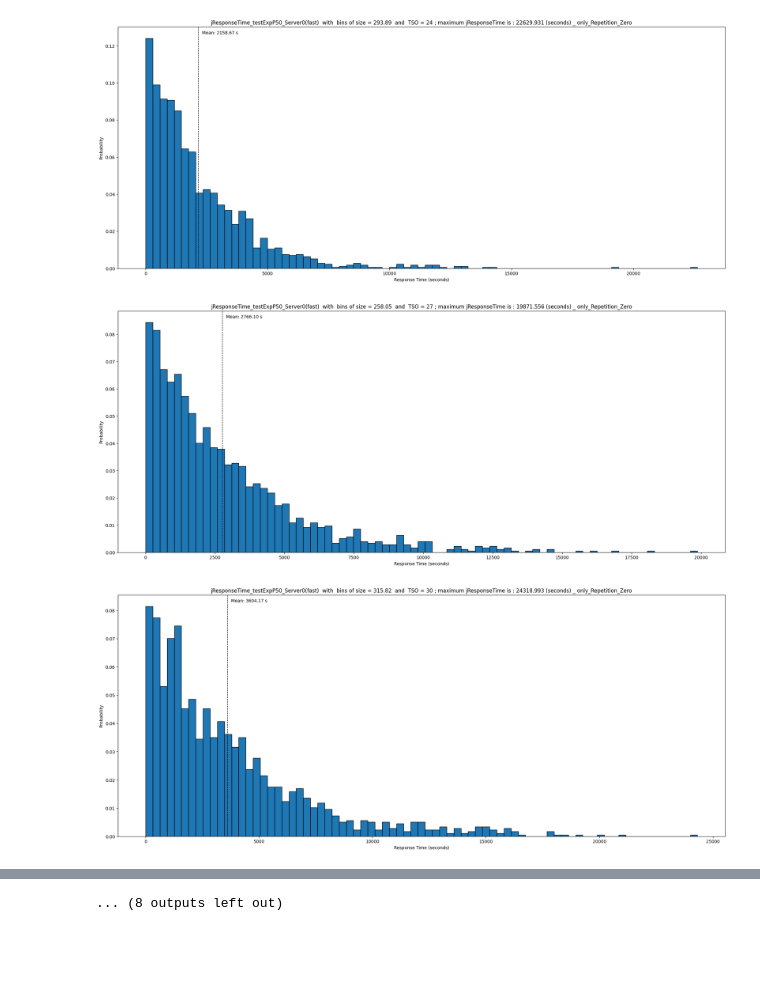
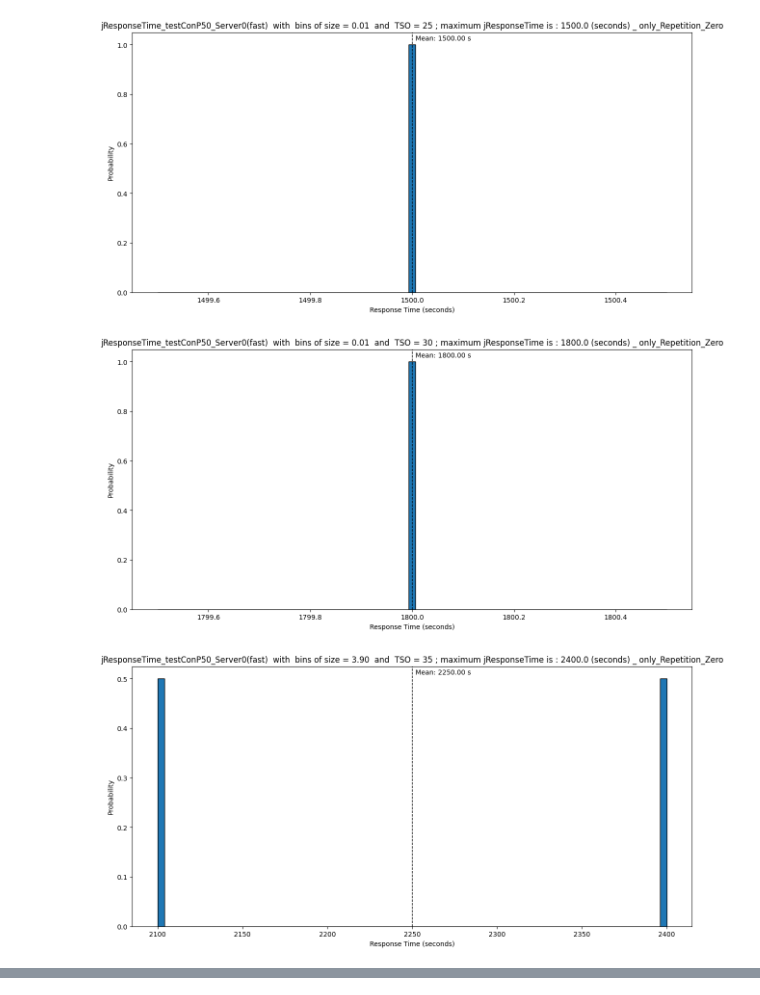
Before and after one commit to JacopoCarlon/JC_Performance_Evaluation_of_Computer_Systems_and_Networks_PECSN__Project, a Jupyter notebook: python_scripts/istogrammi_responseTime.ipynb, the cells around one changed output, grey strips where cells are left out. Drawn from its saved outputs; the diff is of its cells as text; code cells hidden in the pictures; blank space fills up the shorter version.

```diff
--- a/python_scripts/istogrammi_responseTime.ipynb
+++ b/python_scripts/istogrammi_responseTime.ipynb
@@ -11,7 +11,7 @@ import csv
 
 
 #   USE ESPONENTIAL OR CONSTANT
-use_exp = True
+use_exp = False
 
 if use_exp == True:
     distribution = "Exp"
@@ -21,7 +21,7 @@ elif use_exp == False:
     dddistribution = "con"
 
 #   target_tso = ["50"]
-detailed = True
+detailed = False
 if detailed == True :
     target_tso = list(range(24, 51+1, 3) )
 else :
@@ -179,7 +175,7 @@ maximum_bins_number = 77
 plot_dir = f'../images/plots'
 for srvn in range(0, len(server_names)):
     for tso_this_iter in range(0, len(target_tso), 1) :
-        plt.rcParams["figure.figsize"] = (25, 10)
+        plt.rcParams["figure.figsize"] = (15, 7)
 
 
         massimo_jResTime = float( max(general_nums[srvn][tso_this_iter]) )
@@ -241,33 +237,33 @@ for srvn in range(0, len(server_names)):
         #   elif bin_size_chosen < 800:
         #       plt.xticks(range(0, bin_size_chosen+1 , 20))
 
         plt.ylabel("Probability")
         plt.xlabel("Response Time (seconds)")
 
 
         # print mean !
         target_asNpArray = np.array(general_nums[srvn][tso_this_iter])
         target_mean = target_asNpArray.mean()
 
         plt.axvline( target_mean , color='k', linestyle='dashed', linewidth=1 )
         min_ylim, max_ylim = plt.ylim()
 
         text_mean_location = target_mean + hbw
         plt.text( text_mean_location, max_ylim*0.97, 'Mean: {:.2f} s'.format(target_mean))
 
 
         save = False
         endingPNG = ".png"
         if detailed == True:
             endingPNG = "_isDetailed.png"
         if save == True:
             if use_all == True:
                 plt.savefig(f'{plot_dir}/jResTime_plot{distribution}P{probability}_{target_tso[tso_this_iter]}_Server{srvn}{endingPNG}')
             else :
                 plt.savefig(f'{plot_dir}/jResTime_plot{distribution}P{probability}_{target_tso[tso_this_iter]}_onlyIterZero_Server{srvn}{endingPNG}')
 
         plt.show()
 # %% [output]
-[figure, old version]
+[figure, new version]
-[figure, old version]
+[figure, new version]
-[figure, old version]
+[figure, new version]
@@ -283,4 +279,3 @@ for srvn in range(0, len(server_names)):
-... (8 outputs left out)
 # %%
 import scipy.stats as sp_st
 import matplotlib.pyplot as plt
```
Also changed, not shown: parts of 7 cells of this notebook, 5 other files.
